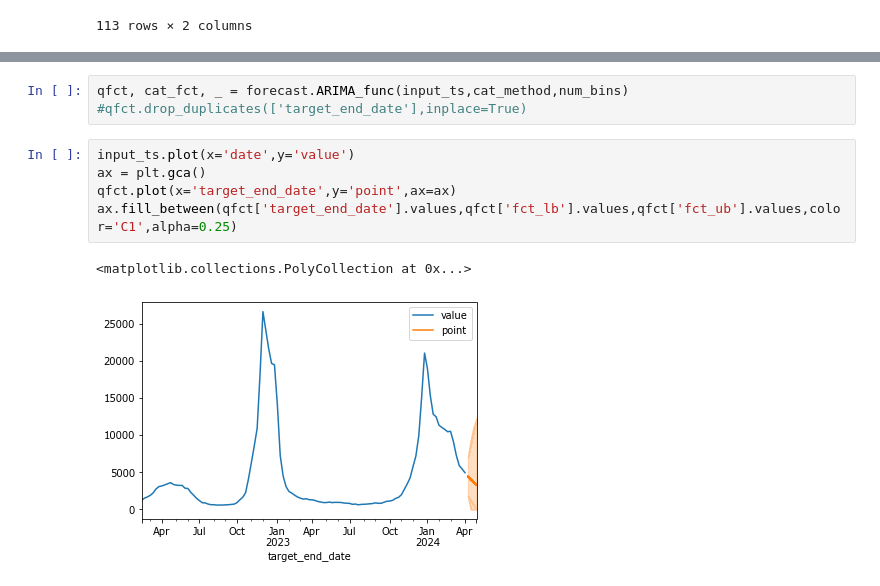
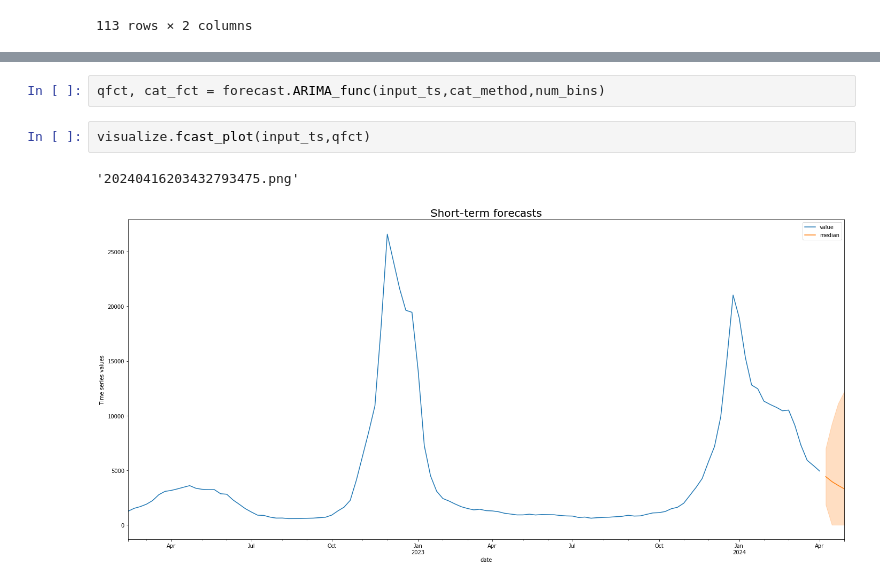
Before and after one commit to NSSAC/PEpiTA, a Jupyter notebook: workflow_notebook.ipynb, the cells around one changed output, grey strips where cells are left out. Cells and saved outputs as stored; diff of their text form.

Commit message:
updated interface for forecast data

```diff
--- a/workflow_notebook.ipynb
+++ b/workflow_notebook.ipynb
@@ -247,14 +151,10 @@ single_ts_workflow(input_ts,workflow_type,freq,fill_method,smooth_window,cat_met
 # %%
-qfct, cat_fct, _ = forecast.ARIMA_func(input_ts,cat_method,num_bins)
-#qfct.drop_duplicates(['target_end_date'],inplace=True)
+qfct, cat_fct = forecast.ARIMA_func(input_ts,cat_method,num_bins)
-# %%
-input_ts.plot(x='date',y='value')
-ax = plt.gca()
-qfct.plot(x='target_end_date',y='point',ax=ax)
-ax.fill_between(qfct['target_end_date'].values,qfct['fct_lb'].values,qfct['fct_ub'].values,color='C1',alpha=0.25)
-# %% [output]
-<matplotlib.collections.PolyCollection at 0x...>
-[figure, removed]
+# %%
+visualize.fcast_plot(input_ts,qfct)
+# %% [output]
+'20240416203432793475.png'
+[figure, added]
 # %%
 visualize.cat_fcast_plot(cat_fct)
 # %% [output]
```
Also changed, not shown: parts of 7 cells of this notebook, 6 other files.
